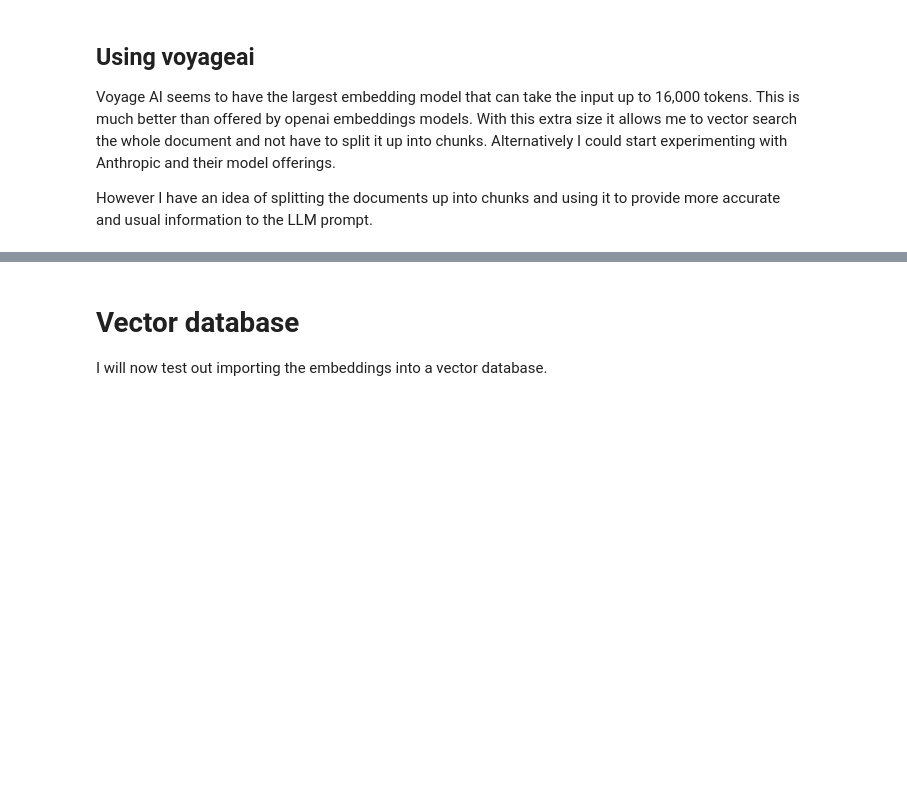
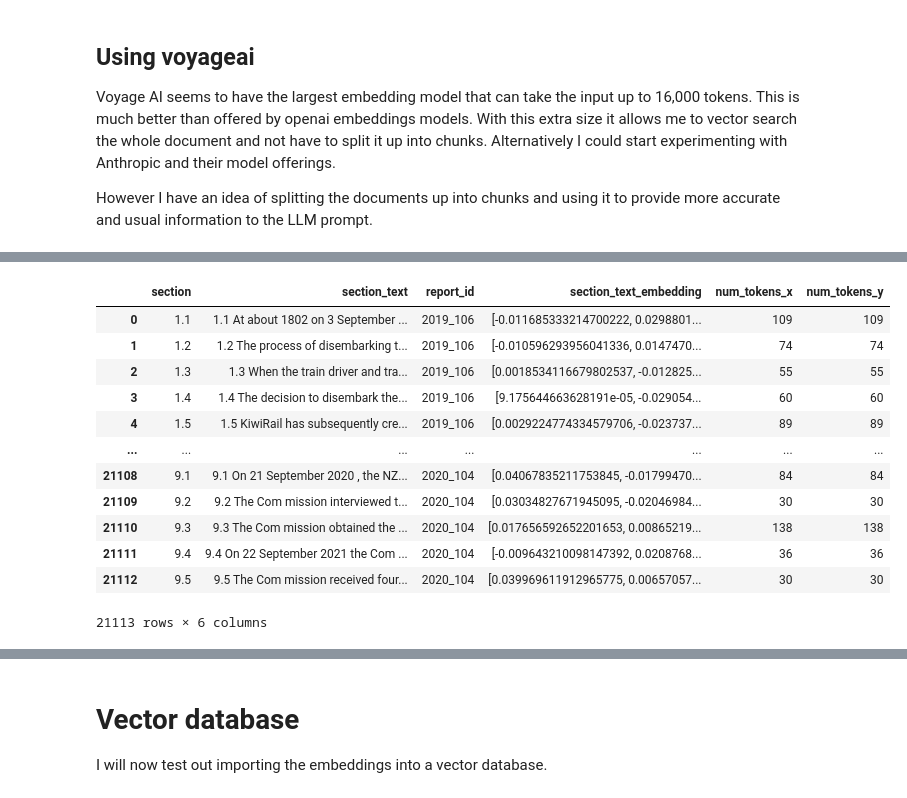
Before and after one commit to 1jamesthompson1/TAIC-report-summary, a Jupyter notebook: notebooks/vector database exploration/vector_db_exploration.ipynb, the cells around one changed output, grey strips where cells are left out. Drawn from its saved outputs; the diff is of its cells as text; code cells hidden in the pictures; blank space fills up the shorter version.

```diff
--- a/notebooks/vector database exploration/vector_db_exploration.ipynb
+++ b/notebooks/vector database exploration/vector_db_exploration.ipynb
@@ -478,6 +491,0 @@ all_sections_long_df
-# %%
-from transformers import AutoTokenizer
-
-tokenizer = AutoTokenizer.from_pretrained('voyageai/voyage')
-
-all_sections_long_df['num_tokens'] = all_sections_long_df['section_text'].apply(lambda x: len(tokenizer.tokenize(x)))
@@ -563,0 +597,3 @@ important_texts[['report_id', 'voyage_embeddings']].rename(
+# %%
+voyageai_loaded = pd.read_pickle('voyageai_embeddings_sections.pkl')
+voyageai_loaded
@@ -563,0 +614,17 @@ important_texts[['report_id', 'voyage_embeddings']].rename(
+# %%
+merged_section_embeddings = pd.merge(voyageai_loaded, all_sections_long_df, on=['report_id', 'section', 'section_text'], how='right')
+merged_section_embeddings
+# %% [output]
+|  | section | section_text | report_id | section_text_embedding | num_tokens_x | num_tokens_y |
+| 0 | 1.1 | 1.1 At about 1802 on 3 September ... | 2019_106 | [-0.011685333214700222, 0.0298801... | 109 | 109 |
+| 1 | 1.2 | 1.2 The process of disembarking t... | 2019_106 | [-0.010596293956041336, 0.0147470... | 74 | 74 |
+| 2 | 1.3 | 1.3 When the train driver and tra... | 2019_106 | [0.0018534116679802537, -0.012825... | 55 | 55 |
+| 3 | 1.4 | 1.4 The decision to disembark the... | 2019_106 | [9.175644663628191e-05, -0.029054... | 60 | 60 |
+| 4 | 1.5 | 1.5 KiwiRail has subsequently cre... | 2019_106 | [0.0029224774334579706, -0.023737... | 89 | 89 |
+| ... | ... | ... | ... | ... | ... | ... |
+| 21108 | 9.1 | 9.1 On 21 September 2020 , the NZ... | 2020_104 | [0.04067835211753845, -0.01799470... | 84 | 84 |
+| 21109 | 9.2 | 9.2 The Com mission interviewed t... | 2020_104 | [0.03034827671945095, -0.02046984... | 30 | 30 |
+| 21110 | 9.3 | 9.3 The Com mission obtained the ... | 2020_104 | [0.017656592652201653, 0.00865219... | 138 | 138 |
+| 21111 | 9.4 | 9.4 On 22 September 2021 the Com ... | 2020_104 | [-0.009643210098147392, 0.0208768... | 36 | 36 |
+| 21112 | 9.5 | 9.5 The Com mission received four... | 2020_104 | [0.039969611912965775, 0.00657057... | 30 | 30 |
+21113 rows × 6 columns
```
Also changed, not shown: parts of 27 cells of this notebook.
